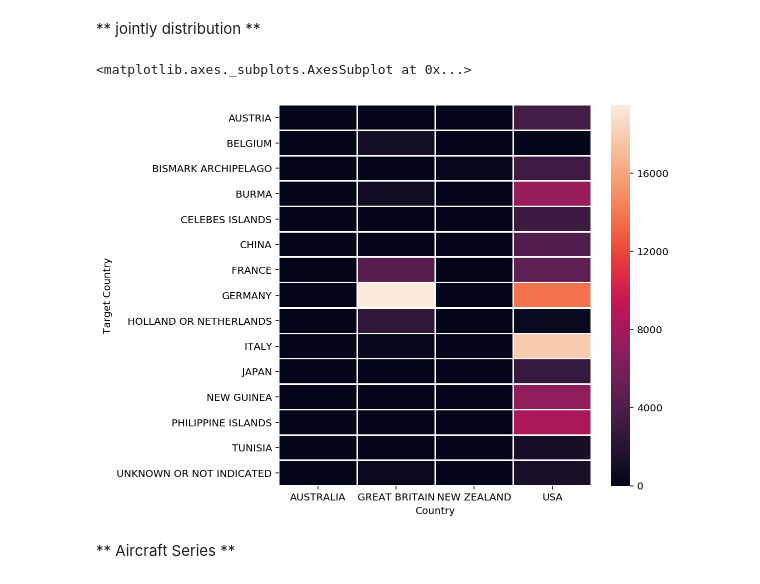
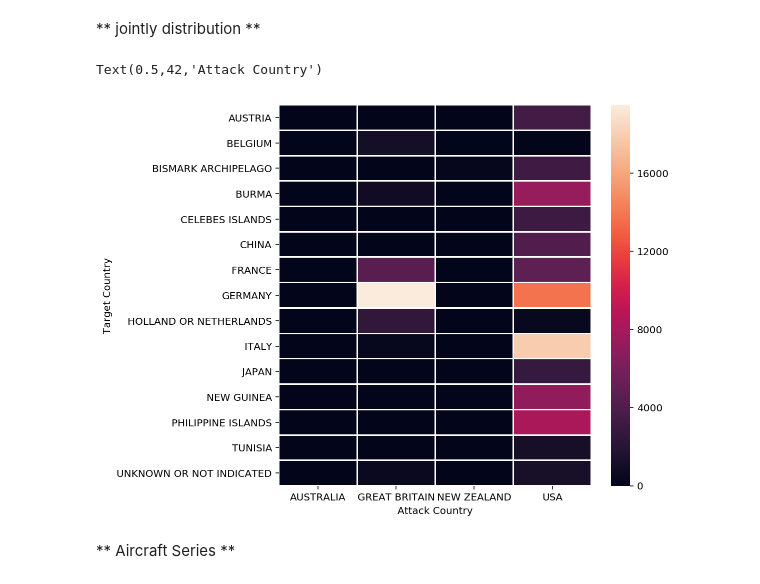
Before and after one commit to YiQ-Zhao/DataViz-Project, a Jupyter notebook: static graph.ipynb, the cells around one changed output. Cells and saved outputs as stored; diff of their text form; code cells hidden in the pictures.

```diff
--- a/static graph.ipynb
+++ b/static graph.ipynb
@@ -31,11 +31,12 @@ top_target = aerial['Target Country'].value_counts()[:15].index.tolist()
 aerial_top_tar = aerial[aerial['Target Country'].isin(top_target)]
 # %%
 plt.figure(figsize=(7,7))
-sns.heatmap(pd.crosstab(aerial_top_tar['Target Country'], aerial_top_tar.Country),
-            lw=1)
+ax = sns.heatmap(pd.crosstab(aerial_top_tar['Target Country'], aerial_top_tar.Country),
+                 lw=1)
+ax.set_xlabel('Attack Country')
 # %% [output]
-<matplotlib.axes._subplots.AxesSubplot at 0x...>
+Text(0.5,42,'Attack Country')
-[figure, old version]
+[figure, new version]
 # %% [markdown]
 ** Aircraft Series **
 # %%
```
